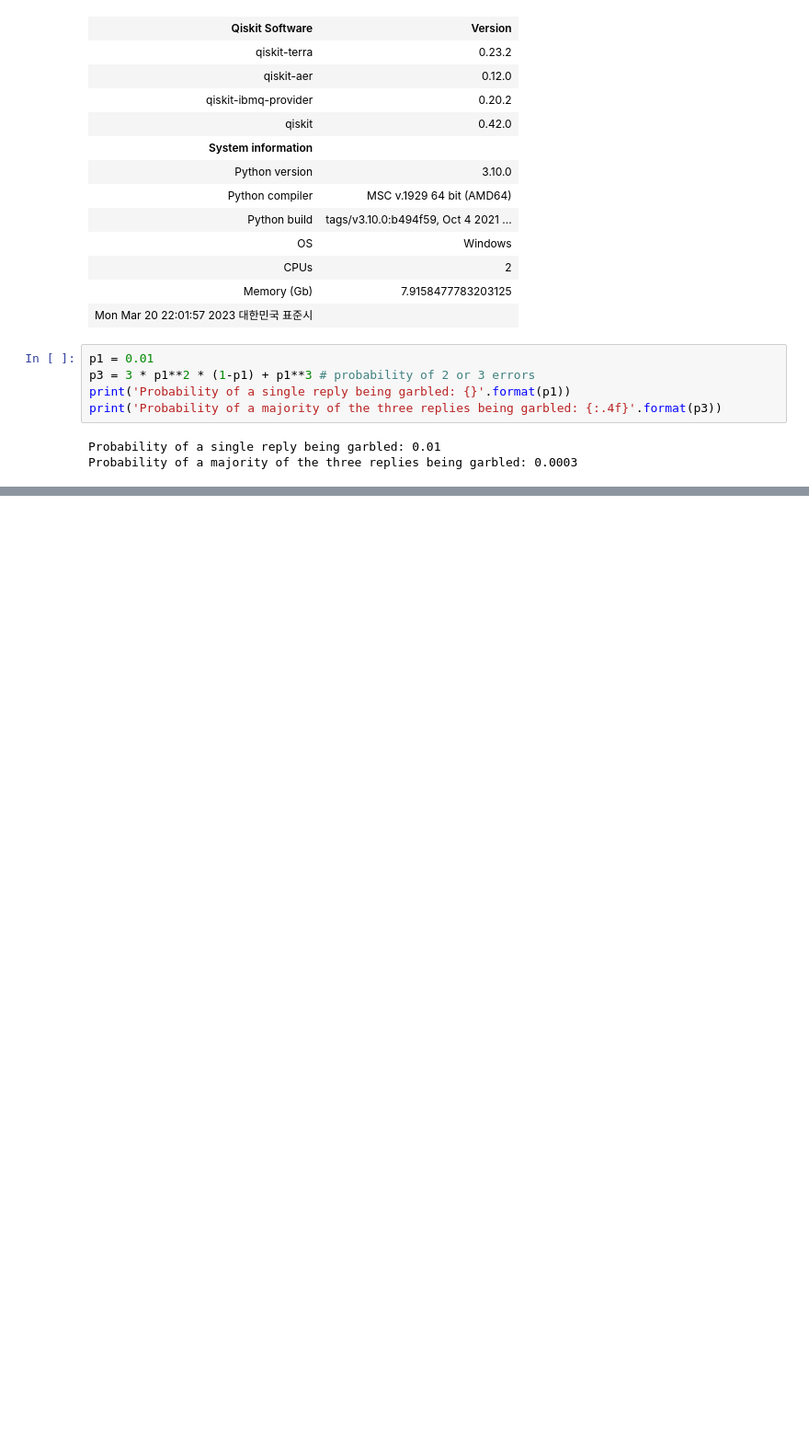
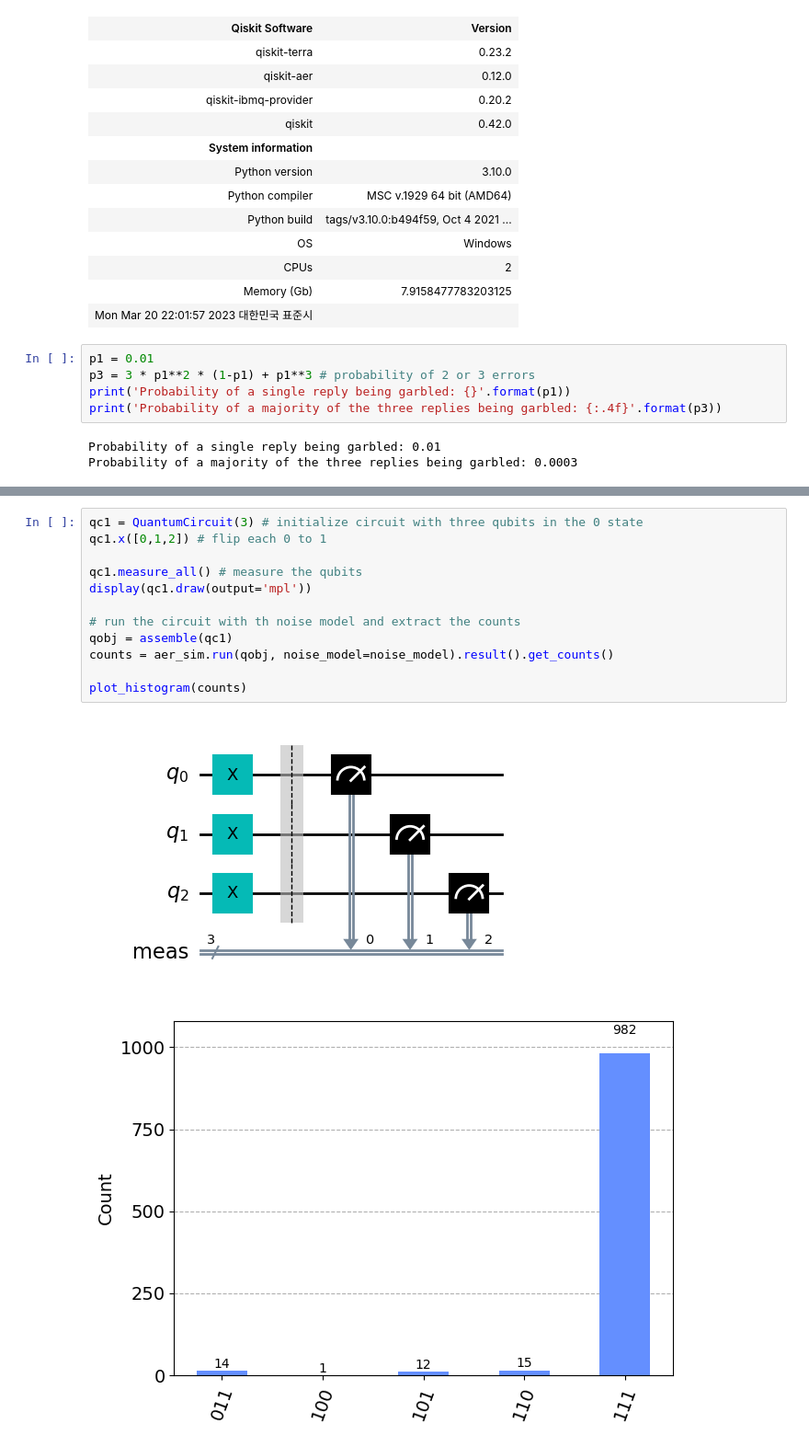
Before and after one commit to HyunHoCha/CML, a Jupyter notebook: QML/QEC/qec_qiskit.ipynb, the cells around one changed output, grey strips where cells are left out. Shown at 92% size. Cells and saved outputs as stored; diff of their text form; blank space fills up the shorter version.

```diff
--- a/QML/QEC/qec_qiskit.ipynb
+++ b/QML/QEC/qec_qiskit.ipynb
@@ -36,0 +71,15 @@ Probability of a majority of the three replies being garbled: 0.0003
+# %%
+qc1 = QuantumCircuit(3) # initialize circuit with three qubits in the 0 state
+qc1.x([0,1,2]) # flip each 0 to 1
+
+qc1.measure_all() # measure the qubits
+display(qc1.draw(output='mpl'))
+
+# run the circuit with th noise model and extract the counts
+qobj = assemble(qc1)
+counts = aer_sim.run(qobj, noise_model=noise_model).result().get_counts()
+
+plot_histogram(counts)
+# %% [output]
+[figure, added]
+[figure, added]
```
Also changed, not shown: parts of 5 cells of this notebook.
